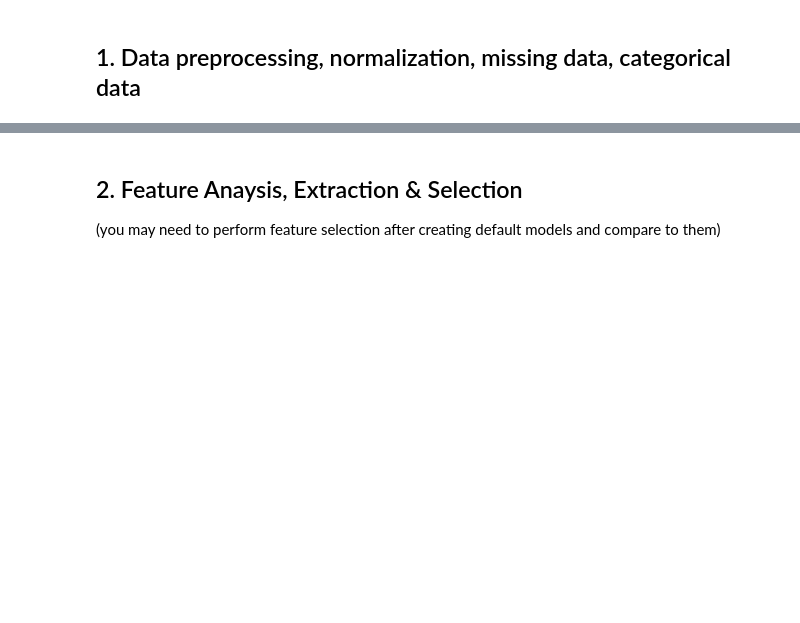
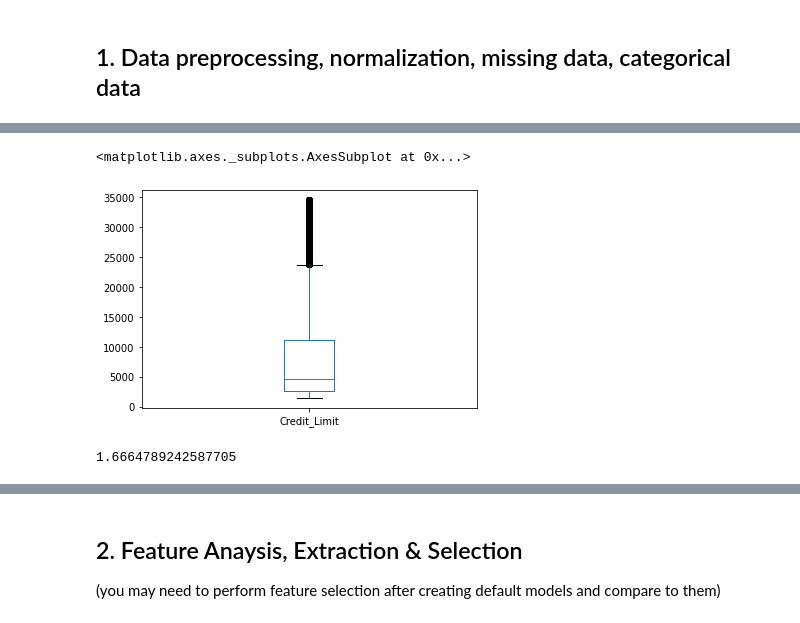
Before and after one commit to hiulian69/Bank_Churn_Prediction, a Jupyter notebook: anja.ipynb, the cells around one changed output, grey strips where cells are left out. Drawn from its saved outputs; the diff is of its cells as text; code cells hidden in the pictures; blank space fills up the shorter version.

```diff
--- a/anja.ipynb
+++ b/anja.ipynb
@@ -101,0 +138,10 @@ Make feature engineering but also try differnet models in order to get as much a
+# %%
+credit_limit.plot(kind='box')
+# %% [output]
+<matplotlib.axes._subplots.AxesSubplot at 0x...>
+[figure, added]
+# %%
+from scipy.stats import skew
+skew(credit_limit)
+# %% [output]
+1.6664789242587705
```
Also changed, not shown: parts of 30 cells of this notebook.
